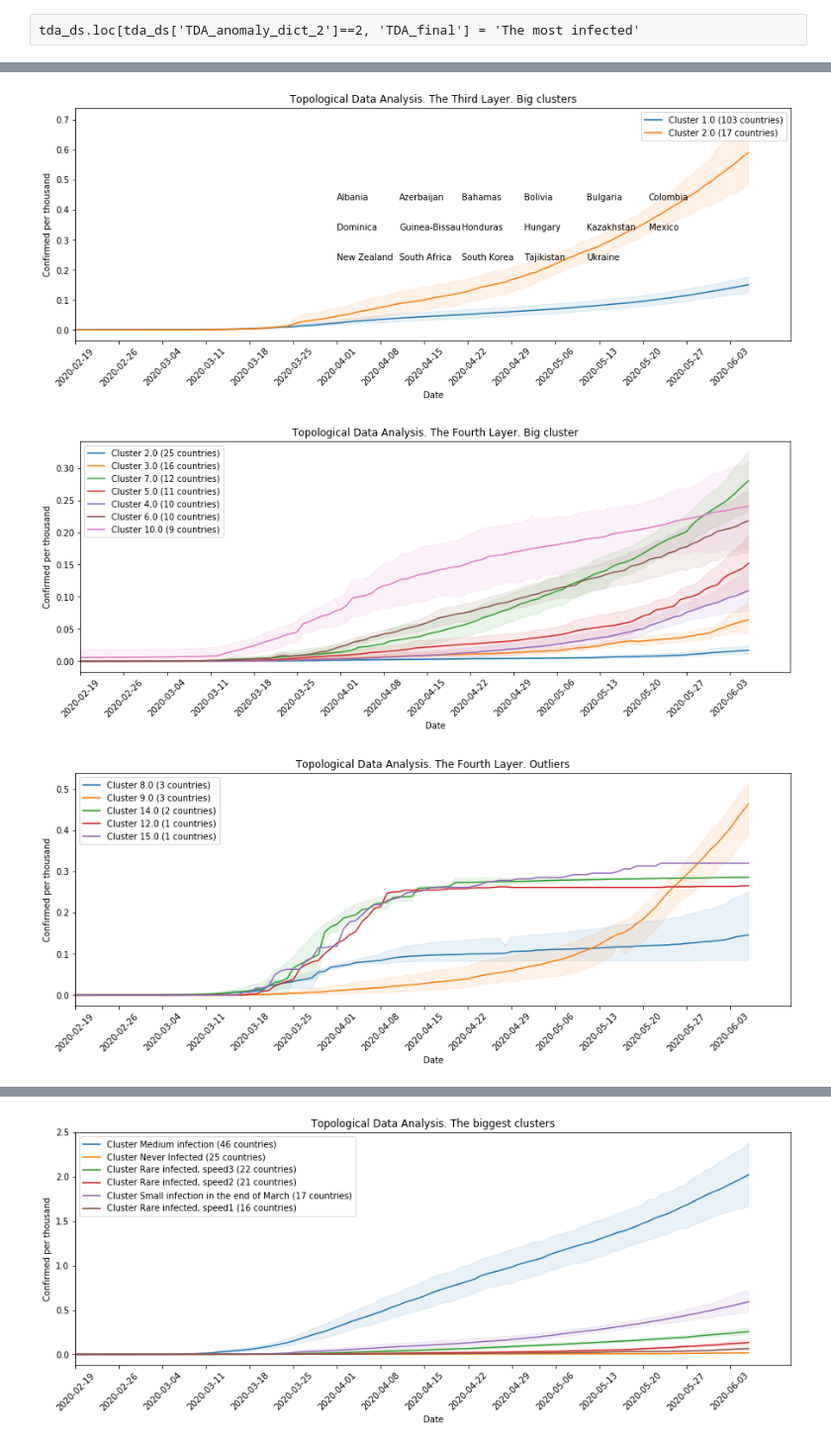
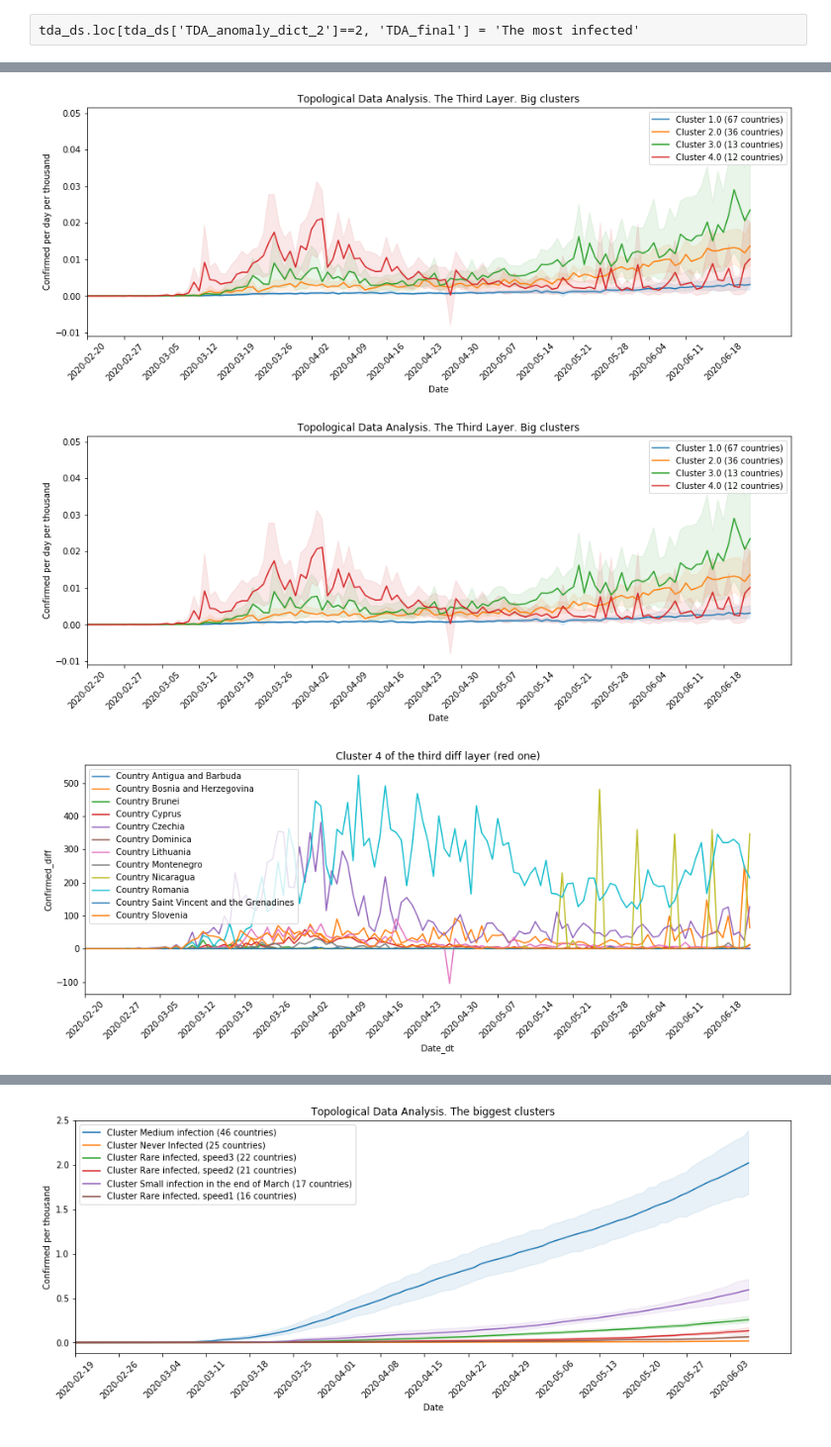
Before and after one commit to ChernovAndrey/Network-Science-Project-2, a Jupyter notebook: notebooks/ed-24.06.2020-Analyze_TDA_diff.ipynb, the cells around one changed output, grey strips where cells are left out. Shown at 99% size. Drawn from its saved outputs; the diff is of its cells as text; code cells hidden in the pictures.

Commit message:
Short analysis of TDA on differences

```diff
--- a/notebooks/ed-24.06.2020-Analyze_TDA_diff.ipynb
+++ b/notebooks/ed-24.06.2020-Analyze_TDA_diff.ipynb
@@ -228,13 +201,13 @@ tda_ds.loc[tda_ds['TDA_anomaly_dict_2']==2, 'TDA_final'] = 'The most infected'
 # %%
 plt.figure(figsize=(15,5))
 f = 'TDA_anomaly_diff_3'
-for v in tda_ds[f].value_counts().index[3:]:
+for v in tda_ds[f].value_counts().index[5:]:
     #if v==0:
     #    continue
     pop_mean = cov_ds[cov_ds[f]==v].groupby('Country')['Population'].mean().median()
 #    sns.lineplot(x='Date_dt', y='Confirmed_log', data=cov_ds[cov_ds[f]==v],
 #                 label=f"Cluster {v} ({(tda_ds[f]==v).sum()} countries) (median pop: {pop_mean:.0f}"+" k)" if pop_mean is not None else ")",
-    sns.lineplot(x='Date_dt', y='Confirmed_diff_log', data=cov_ds[cov_ds[f]==v],
+    sns.lineplot(x='Date_dt', y='Confirmed_diff_per_kpop', data=cov_ds[cov_ds[f]==v],
                  label=f"Cluster {v} ({(tda_ds[f]==v).sum()} countries)",
                  palette='Accent', err_kws={'alpha':0.1})
 plt.xticks(xticks[4:], [str(x)[:10] for x in xticks][4:], rotation=45)
@@ -258,3 +230,0 @@ plt.show()
-# %%
-tda_ds.loc[tda_ds['TDA_anomaly_dict_3'].isin([3,9,10,5,4,7,14,8,6,11]), 'TDA_final'] = 'Medium infection'
-tda_ds.loc[tda_ds['TDA_anomaly_dict_3'].isin([15]), 'TDA_final'] = 'Medium infection, speed up in May'
@@ -261,12 +240,12 @@ tda_ds.loc[tda_ds['TDA_anomaly_dict_3'].isin([15]), 'TDA_final'] = 'Medium infec
 # %%
 plt.figure(figsize=(15,5))
-f = 'TDA_anomaly_dict_3'
-for v in tda_ds[f].value_counts().index[:3]:
+f = 'TDA_anomaly_diff_3'
+for v in tda_ds[f].value_counts().index[:5]:
     if v==tda_ds[f].max():
         continue
     pop_mean = cov_ds[cov_ds[f]==v].groupby('Country')['Population'].mean().median()
     #sns.lineplot(x='Date_dt', y='Confirmed_log', data=cov_ds[cov_ds[f]==v],
-    sns.lineplot(x='Date_dt', y='Confirmed_per_kpop', data=cov_ds[cov_ds[f]==v],
+    sns.lineplot(x='Date_dt', y='Confirmed_diff_per_kpop', data=cov_ds[cov_ds[f]==v],
                  label=f"Cluster {v} ({(tda_ds[f]==v).sum()} countries)",
                  palette='Accent', err_kws={'alpha':0.1})
 plt.xticks(xticks[4:], [str(x)[:10] for x in xticks][4:], rotation=45)
@@ -274,75 +253,63 @@ plt.xlim((xticks[4], plt.xlim()[-1]))
 #plt.yticks(np.log1p(yticks), yticks)
 
 #y_coord = cov_ds[(cov_ds['Date_dt']==xticks[-1])&(cov_ds['Country'].isin(tda_ds[tda_ds[f]==2].index))]['Confirmed'].mean()
-y_coord = cov_ds[(cov_ds['Date_dt']==xticks[-1])&(cov_ds['Country'].isin(tda_ds[tda_ds[f]==2].index))]['Confirmed_per_kpop'].mean()
+y_coord = cov_ds[(cov_ds['Date_dt']==xticks[-1])&(cov_ds['Country'].isin(tda_ds[tda_ds[f]==2].index))]['Confirmed_diff_per_kpop'].mean()
 for idx, cntry in enumerate(sorted(tda_ds[tda_ds[f]==2].index)):
     x_idx, y_idx = idx%6, idx//6
     cntry = cntry if cntry!="United Kingdom" else 'UK'
     cntry = cntry if cntry!='United States' else 'USA'
     #plt.text(xticks[-10]+timedelta(days=x_idx*10), np.log1p(y_coord)-y_idx*0.7, cntry)
-    plt.text(xticks[-10]+timedelta(days=x_idx*10), np.log1p(y_coord)-y_idx*1e-1, cntry)
+#    plt.text(xticks[-10]+timedelta(days=x_idx*10), np.log1p(y_coord)-y_idx*1e-1, cntry)
 
 plt.title(f"Topological Data Analysis. The Third Layer. Big clusters")
-plt.ylabel('Confirmed per thousand')
+plt.ylabel('Confirmed per day per thousand')
 plt.xlabel('Date')
 plt.show()
 # %% [output]
-[figure, old version]
+[figure, new version]
-# %%
-tda_ds.loc[tda_ds['TDA_anomaly_dict_3']==2, 'TDA_final'] = 'Small infection in the end of March'
 # %%
 plt.figure(figsize=(15,5))
-f = 'TDA_anomaly_dict_4'
-for v in tda_ds[f].value_counts().index[:8]:
+f = 'TDA_anomaly_diff_3'
+for v in tda_ds[f].value_counts().index[:5]:
     if v==tda_ds[f].max():
         continue
     pop_mean = cov_ds[cov_ds[f]==v].groupby('Country')['Population'].mean().median()
- #   sns.lineplot(x='Date_dt', y='Confirmed_log', data=cov_ds[cov_ds[f]==v],
-    sns.lineplot(x='Date_dt', y='Confirmed_per_kpop', data=cov_ds[cov_ds[f]==v],
+    #sns.lineplot(x='Date_dt', y='Confirmed_log', data=cov_ds[cov_ds[f]==v],
+    sns.lineplot(x='Date_dt', y='Confirmed_diff_per_kpop', data=cov_ds[cov_ds[f]==v],
                  label=f"Cluster {v} ({(tda_ds[f]==v).sum()} countries)",
                  palette='Accent', err_kws={'alpha':0.1})
 plt.xticks(xticks[4:], [str(x)[:10] for x in xticks][4:], rotation=45)
 plt.xlim((xticks[4], plt.xlim()[-1]))
 #plt.yticks(np.log1p(yticks), yticks)
 
 #y_coord = cov_ds[(cov_ds['Date_dt']==xticks[-1])&(cov_ds['Country'].isin(tda_ds[tda_ds[f]==2].index))]['Confirmed'].mean()
-#for idx, cntry in enumerate(sorted(tda_ds[tda_ds[f]==2].index)):
-#    x_idx, y_idx = idx%6, idx//6
-#    cntry = cntry if cntry!="United Kingdom" else 'UK'
-#    cntry = cntry if cntry!='United States' else 'USA'
-#    plt.text(xticks[-10]+timedelta(days=x_idx*10), np.log1p(y_coord)-y_idx*0.7, cntry)
+y_coord = cov_ds[(cov_ds['Date_dt']==xticks[-1])&(cov_ds['Country'].isin(tda_ds[tda_ds[f]==2].index))]['Confirmed_diff_per_kpop'].mean()
+for idx, cntry in enumerate(sorted(tda_ds[tda_ds[f]==2].index)):
+    x_idx, y_idx = idx%6, idx//6
+    cntry = cntry if cntry!="United Kingdom" else 'UK'
+    cntry = cntry if cntry!='United States' else 'USA'
+    #plt.text(xticks[-10]+timedelta(days=x_idx*10), np.log1p(y_coord)-y_idx*0.7, cntry)
+#    plt.text(xticks[-10]+timedelta(days=x_idx*10), np.log1p(y_coord)-y_idx*1e-1, cntry)
 
-plt.title(f"Topological Data Analysis. The Fourth Layer. Big cluster")
-plt.ylabel('Confirmed per thousand')
+plt.title(f"Topological Data Analysis. The Third Layer. Big clusters")
+plt.ylabel('Confirmed per day per thousand')
 plt.xlabel('Date')
 plt.show()
 # %% [output]
-[figure, old version]
+[figure, new version]
 # %%
 plt.figure(figsize=(15,5))
-f = 'TDA_anomaly_dict_4'
-for v in tda_ds[f].value_counts().index[8:]:
+f = 'TDA_anomaly_diff_3'
+for v in tda_ds[tda_ds['TDA_anomaly_diff_3']==4].index:
     if v==tda_ds[f].max():
         continue
-    pop_mean = cov_ds[cov_ds[f]==v].groupby('Country')['Population'].mean().median()
- #   sns.lineplot(x='Date_dt', y='Confirmed_log', data=cov_ds[cov_ds[f]==v],
-    sns.lineplot(x='Date_dt', y='Confirmed_per_kpop', data=cov_ds[cov_ds[f]==v],
-                 label=f"Cluster {v} ({(tda_ds[f]==v).sum()} countries)",
+    #sns.lineplot(x='Date_dt', y='Confirmed_log', data=cov_ds[cov_ds[f]==v],
+    sns.lineplot(x='Date_dt', y='Confirmed_diff', data=cov_ds[cov_ds['Country']==v],
+                 label=f"Country {v}",
                  palette='Accent', err_kws={'alpha':0.1})
 plt.xticks(xticks[4:], [str(x)[:10] for x in xticks][4:], rotation=45)
 plt.xlim((xticks[4], plt.xlim()[-1]))
-#plt.yticks(np.log1p(yticks), yticks)
-
-#y_coord = cov_ds[(cov_ds['Date_dt']==xticks[-1])&(cov_ds['Country'].isin(tda_ds[tda_ds[f]==2].index))]['Confirmed'].mean()
-#for idx, cntry in enumerate(sorted(tda_ds[tda_ds[f]==2].index)):
-#    x_idx, y_idx = idx%6, idx//6
-#    cntry = cntry if cntry!="United Kingdom" else 'UK'
-#    cntry = cntry if cntry!='United States' else 'USA'
-#    plt.text(xticks[-10]+timedelta(days=x_idx*10), np.log1p(y_coord)-y_idx*0.7, cntry)
-
-plt.title(f"Topological Data Analysis. The Fourth Layer. Outliers")
-plt.ylabel('Confirmed per thousand')
-plt.xlabel('Date')
+plt.title('Cluster 4 of the third diff layer (red one)')
 plt.show()
 # %% [output]
-[figure, old version]
+[figure, new version]
```
Also changed, not shown: parts of 19 cells of this notebook, 2 other files.
